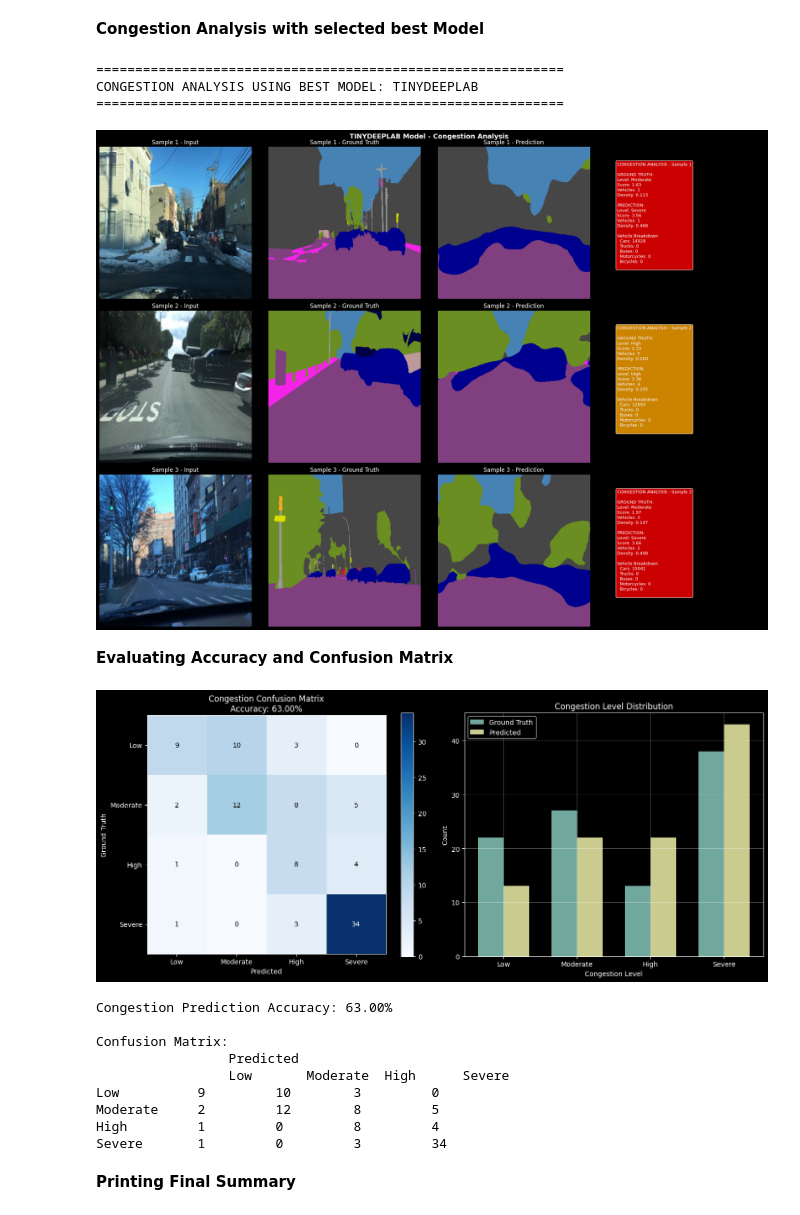
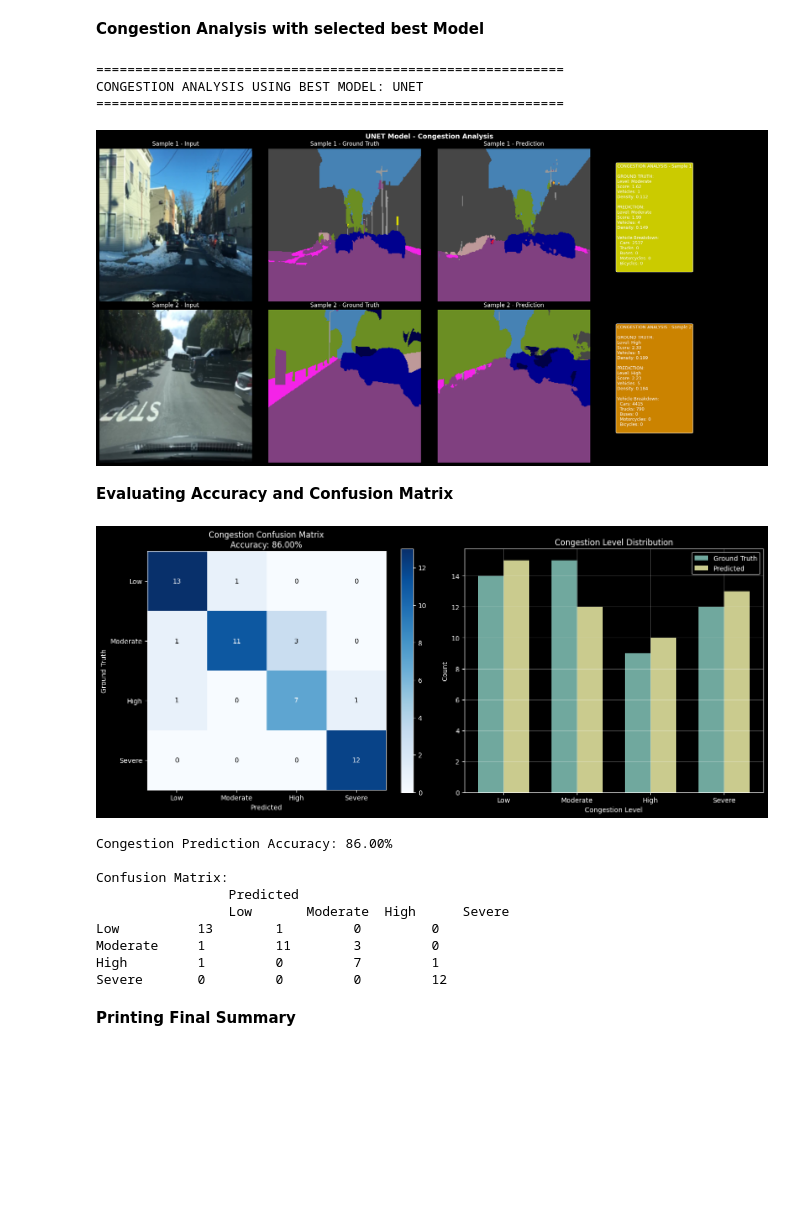
Before and after one commit to Hanshiya/Applications-of-Machine-Learning, a Jupyter notebook: 2530295_ProjectCode.ipynb, the cells around one changed output. Cells and saved outputs as stored; diff of their text form; code cells hidden in the pictures; blank space fills up the shorter version.

```diff
--- a/2530295_ProjectCode.ipynb
+++ b/2530295_ProjectCode.ipynb
@@ -38,7 +31,7 @@ Mounted at /content/drive
 **Loading Dataset**
 # %%
 # Dataset Path in Drive
-BDD100K_ROOT =  '/content/drive/MyDrive/bdd100k/bdd100k'
+BDD100K_ROOT =  r'C:\Users\Omprakash\Desktop\Subasri\New folder\bdd100k'
 
 # Image paths
 Train_Image_Path = os.path.join(BDD100K_ROOT, 'images', 'train')
@@ -340,7 +333,7 @@ class FixedDataset():
         self.mask_dir = mask_dir
         self.transform = transform
         self.mask_transform = mask_transform
-        self.image_size = image_size
+        self.image_size = image_size  # Ensure this is a tuple (height, width)
 
         # All original images
         self.image_files = sorted([f for f in os.listdir(image_dir)
@@ -353,6 +346,7 @@ class FixedDataset():
         print(f"\nProcessing {os.path.basename(image_dir)}:")
         print(f"Found {len(self.image_files)} images")
         print(f"Found {len(self.mask_files)} masks")
+        print(f"Resizing to: {self.image_size}")
 
         # Create mapping from original images to mask images
         self.image_to_mask = {}
@@ -369,7 +363,6 @@ class FixedDataset():
 
         if matches_found == 0:
             print("No direct matches found, trying pattern matching...")
-
             # Case 2: Remove _train_color from mask names
             cleaned_mask_dict = {}
             for mask_base, mask_file in mask_dict.items():
@@ -383,11 +376,6 @@ class FixedDataset():
                 if img_base in cleaned_mask_dict:
                     self.image_to_mask[img_file] = cleaned_mask_dict[img_base]
                     matches_found += 1
-
-        if matches_found == 0:
-            print("Still no matches, trying to extract common pattern...")
-
-
 
         self.valid_pairs = [(img_file, self.image_to_mask[img_file])
                            for img_file in self.image_to_mask]
@@ -417,8 +405,11 @@ class FixedDataset():
             mask = background
         elif mask.mode != 'RGB':
             mask = mask.convert('RGB')
+
+        # Ensure both image and mask are resized to the same dimensions
         image = image.resize(self.image_size, Image.BILINEAR)
         mask = mask.resize(self.image_size, Image.NEAREST)
+
         image = np.array(image)
         mask = np.array(mask)
 
@@ -428,6 +419,7 @@ class FixedDataset():
         if self.transform:
             image = self.transform(image)
         else:
+            # Convert to tensor and normalize
             image = torch.from_numpy(image.transpose(2, 0, 1)).float() / 255.0
             mean = torch.tensor([0.485, 0.456, 0.406]).view(3, 1, 1)
             std = torch.tensor([0.229, 0.224, 0.225]).view(3, 1, 1)
@@ -438,15 +430,14 @@ class FixedDataset():
 
         return image, mask_tensor
 
-
     def rgb_to_class(self, rgb_mask):
         h, w, c = rgb_mask.shape
         class_mask = np.zeros((h, w), dtype=np.int64)
 
         for class_id, color in enumerate(BDD_COLORS):
             color_array = np.array(color)
-            diff = np.abs(rgb_mask - color_array)
-            color_match = np.all(diff < 30, axis=2)
+            # Use exact match for better accuracy
+            color_match = np.all(rgb_mask == color_array, axis=2)
             class_mask[color_match] = class_id
 
         return class_mask
@@ -903,8 +894,8 @@ def create_data_loaders(batch_size=8, image_size=(512, 512), num_workers=0):
     return train_loader, val_loader
 
 # Create data loaders
-batch_size = 100
-image_size = (336, 336)
+batch_size = 2
+image_size = (224, 224)
 
 train_loader, val_loader = create_data_loaders(
     batch_size=batch_size,
@@ -1069,9 +1062,9 @@ print("TRAINING AND COMPARING ALL MODELS")
 print("="*60)
 
 # Training parameters
-num_epochs = 3
-batch_size = 100
-image_size = (336, 336)
+num_epochs = 25
+batch_size = 2
+image_size = (224, 224)
 
 train_loader, val_loader = create_data_loaders(
     batch_size=batch_size,
@@ -1082,7 +1075,8 @@ device = torch.device('cuda' if torch.cuda.is_available() else 'cpu')
 print(f"Using device: {device}")
 
 # Models to compare
-model_names = ['unet', 'fcn', 'segnet', 'tinydeeplab', 'simplecnn']
+model_names = [ 'unet','fcn','segnet','tinydeeplab','simplecnn']
+#model_names = [ 'segnet']
 models = {}
 histories = {}
 results = {}
@@ -1332,17 +1284,19 @@ best_model.eval()
 
 # Visualize predictions with congestion analysis
 def visualize_predictions_with_congestion(model, loader, device, dataset, analyzer, num_samples=4):
+    # Get first batch and ensure we don't exceed available samples
     images, masks = next(iter(loader))
-    images = images[:num_samples].to(device)
-    masks = masks[:num_samples]
+    actual_num_samples = min(num_samples, len(images))
+    images = images[:actual_num_samples].to(device)
+    masks = masks[:actual_num_samples]
 
     with torch.no_grad():
         outputs = model(images)
         preds = torch.argmax(outputs, dim=1).cpu()
 
-    fig, axes = plt.subplots(num_samples, 4, figsize=(20, 5*num_samples))
+    fig, axes = plt.subplots(actual_num_samples, 4, figsize=(20, 5*actual_num_samples))
 
-    for i in range(num_samples):
+    for i in range(actual_num_samples):
         # Image
         img_display = images[i].cpu().numpy().transpose(1, 2, 0)
         mean = np.array([0.485, 0.456, 0.406])
@@ -1388,36 +1342,36 @@ Score: {gt_metrics['congestion_level']['score']:.2f}
 Vehicles: {gt_metrics['vehicle_count']['estimated_count']}
 Density: {gt_metrics['congestion_level']['density']:.3f}
 
 PREDICTION:
 Level: {pred_metrics['congestion_level']['level']}
 Score: {pred_metrics['congestion_level']['score']:.2f}
 Vehicles: {pred_metrics['vehicle_count']['estimated_count']}
 Density: {pred_metrics['congestion_level']['density']:.3f}
 
 Vehicle Breakdown:
   Cars: {pred_metrics['vehicle_count']['by_class'].get('car', 0)}
   Trucks: {pred_metrics['vehicle_count']['by_class'].get('truck', 0)}
   Buses: {pred_metrics['vehicle_count']['by_class'].get('bus', 0)}
   Motorcycles: {pred_metrics['vehicle_count']['by_class'].get('motorcycle', 0)}
   Bicycles: {pred_metrics['vehicle_count']['by_class'].get('bicycle', 0)}
 """
 
         axes[i, 3].text(0.1, 0.9, info_text, transform=axes[i, 3].transAxes,
                        fontsize=9, verticalalignment='top',
                        bbox=dict(boxstyle='round', facecolor=bg_color, alpha=0.8))
 
     plt.suptitle(f'{best_model_name.upper()} Model - Congestion Analysis', fontsize=14, fontweight='bold')
     plt.tight_layout()
     plt.show()
 
 # Visualize predictions with congestion analysis
 visualize_predictions_with_congestion(best_model, val_loader, device,
-                                     train_loader.dataset, analyzer, num_samples=3)
+                                     train_loader.dataset, analyzer, num_samples=2)
 # %% [output]
 ============================================================
-CONGESTION ANALYSIS USING BEST MODEL: TINYDEEPLAB
+CONGESTION ANALYSIS USING BEST MODEL: UNET
 ============================================================
-[figure, old version]
+[figure, new version]
 # %% [markdown]
 **Evaluating Accuracy and Confusion Matrix**
 # %%
@@ -1515,16 +1469,16 @@ congestion_accuracy, conf_matrix = evaluate_congestion_accuracy(
     best_model, val_loader, device, analyzer, num_samples=50
 )
 # %% [output]
-[figure, old version]
+[figure, new version]
-Congestion Prediction Accuracy: 63.00%
+Congestion Prediction Accuracy: 86.00%
 
 Confusion Matrix:
                  Predicted
                  Low       Moderate  High      Severe
-Low          9         10        3         0
-Moderate     2         12        8         5
-High         1         0         8         4
-Severe       1         0         3         34
+Low          13        1         0         0
+Moderate     1         11        3         0
+High         1         0         7         1
+Severe       0         0         0         12
 # %% [markdown]
 **Printing Final Summary**
 # %%
```
Also changed, not shown: parts of 17 cells of this notebook.
